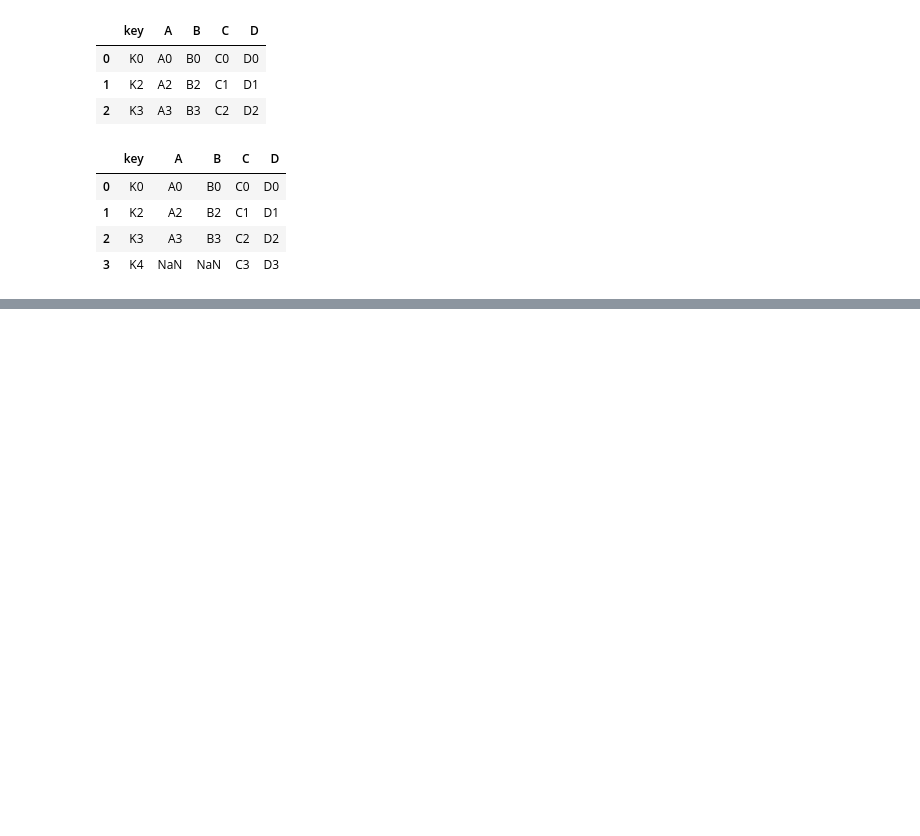
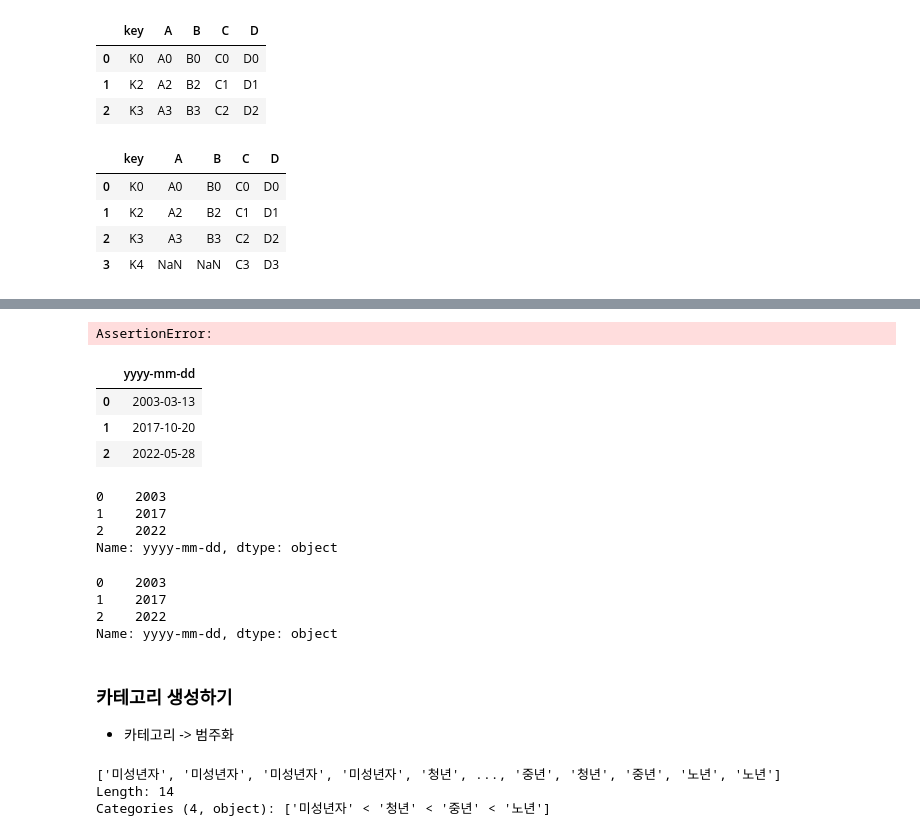
Before and after one commit to likemilktea/GjAiSchool, a Jupyter notebook: 04.Python/Python Library/ex03_pandas_DataFrame.ipynb, the cells around one changed output, grey strips where cells are left out. Drawn from its saved outputs; the diff is of its cells as text; code cells hidden in the pictures; blank space fills up the shorter version.

```diff
--- a/04.Python/Python Library/ex03_pandas_DataFrame.ipynb
+++ b/04.Python/Python Library/ex03_pandas_DataFrame.ipynb
@@ -756,0 +774,6 @@ pd.merge(df5,df6, on = "key" , how = 'right')
+# %%
+# max_min이라는 함수를 cores DateFrame에 적용해보자
+# df.apply(함수명,axis=0or1)
+score.apply(max_min(score))
+# %% [output]
+AssertionError:
@@ -756,0 +782,11 @@ pd.merge(df5,df6, on = "key" , how = 'right')
+# %%
+date_list = [{'yyyy-mm-dd': '2003-03-13'},
+            {'yyyy-mm-dd': '2017-10-20'},
+            {'yyyy-mm-dd': '2022-05-28'}]
+date_df=pd.DataFrame(date_list)
+date_df
+# %% [output]
+|  | yyyy-mm-dd |
+| 0 | 2003-03-13 |
+| 1 | 2017-10-20 |
+| 2 | 2022-05-28 |
@@ -756,0 +797,7 @@ pd.merge(df5,df6, on = "key" , how = 'right')
+# %%
+date_df['yyyy-mm-dd'].apply(year, args = (0,4))
+# %% [output]
+0    2003
+1    2017
+2    2022
+Name: yyyy-mm-dd, dtype: object
@@ -756,0 +808,28 @@ pd.merge(df5,df6, on = "key" , how = 'right')
+# %%
+date_df['yyyy-mm-dd'].apply(year, args =(4,))
+# %% [output]
+0    2003
+1    2017
+2    2022
+Name: yyyy-mm-dd, dtype: object
+# %% [markdown]
+### 카테고리 생성하기
+- 카테고리 -> 범주화
+# %%
+# 나이 데이터로 카테고리 생성하기 ( 수치화  > 범주화)
+# 1. 데이터
+ages=[0,2,10,15,21,24,65,39,100,50,20,48,72,81]
+# 2. 범주(범위)설정 -> 앞 데이터 +1
+bins = [-1,19,39,65,100]
+# 범주의 명칭 (총 4개로 구성)
+labels = ['미성년자', '청년', '중년', '노년']
+# 0~19:미성년자
+# 20~39 청년
+# 40~65 중년
+# 65~100 노년
+cate = pd.cut(ages, bins,labels=labels)
+cate
+# %% [output]
+['미성년자', '미성년자', '미성년자', '미성년자', '청년', ..., '중년', '청년', '중년', '노년', '노년']
+Length: 14
+Categories (4, object): ['미성년자' < '청년' < '중년' < '노년']
```
Also changed, not shown: parts of 12 cells of this notebook, 12 other files.
